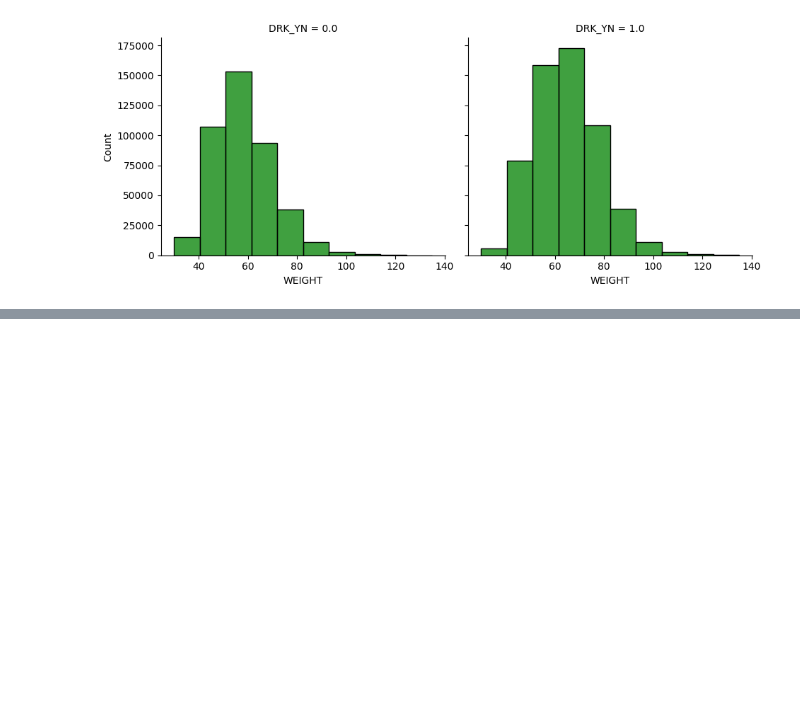
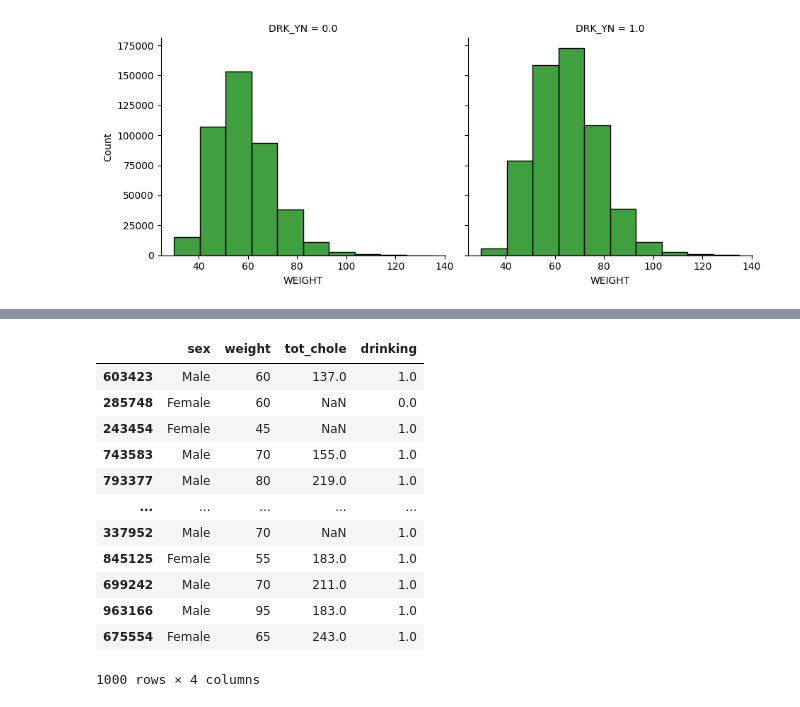
Before and after one commit to layla-focalors/AColab_Github_data_processing, a Jupyter notebook: HealthCare_Anayize.ipynb, the cells around one changed output, grey strips where cells are left out. Cells and saved outputs as stored; diff of their text form; code cells hidden in the pictures; blank space fills up the shorter version.

```diff
--- a/HealthCare_Anayize.ipynb
+++ b/HealthCare_Anayize.ipynb
@@ -786,0 +851,17 @@ ax.map(sns.histplot, 'WEIGHT', bins=10, color='green')
+# %%
+subset_sample = subset.sample(1000)
+subset_sample
+# %% [output]
+|  | sex | weight | tot_chole | drinking |
+| 603423 | Male | 60 | 137.0 | 1.0 |
+| 285748 | Female | 60 | NaN | 0.0 |
+| 243454 | Female | 45 | NaN | 1.0 |
+| 743583 | Male | 70 | 155.0 | 1.0 |
+| 793377 | Male | 80 | 219.0 | 1.0 |
+| ... | ... | ... | ... | ... |
+| 337952 | Male | 70 | NaN | 1.0 |
+| 845125 | Female | 55 | 183.0 | 1.0 |
+| 699242 | Male | 70 | 211.0 | 1.0 |
+| 963166 | Male | 95 | 183.0 | 1.0 |
+| 675554 | Female | 65 | 243.0 | 1.0 |
+1000 rows × 4 columns
```
Also changed, not shown: parts of 4 cells of this notebook.
